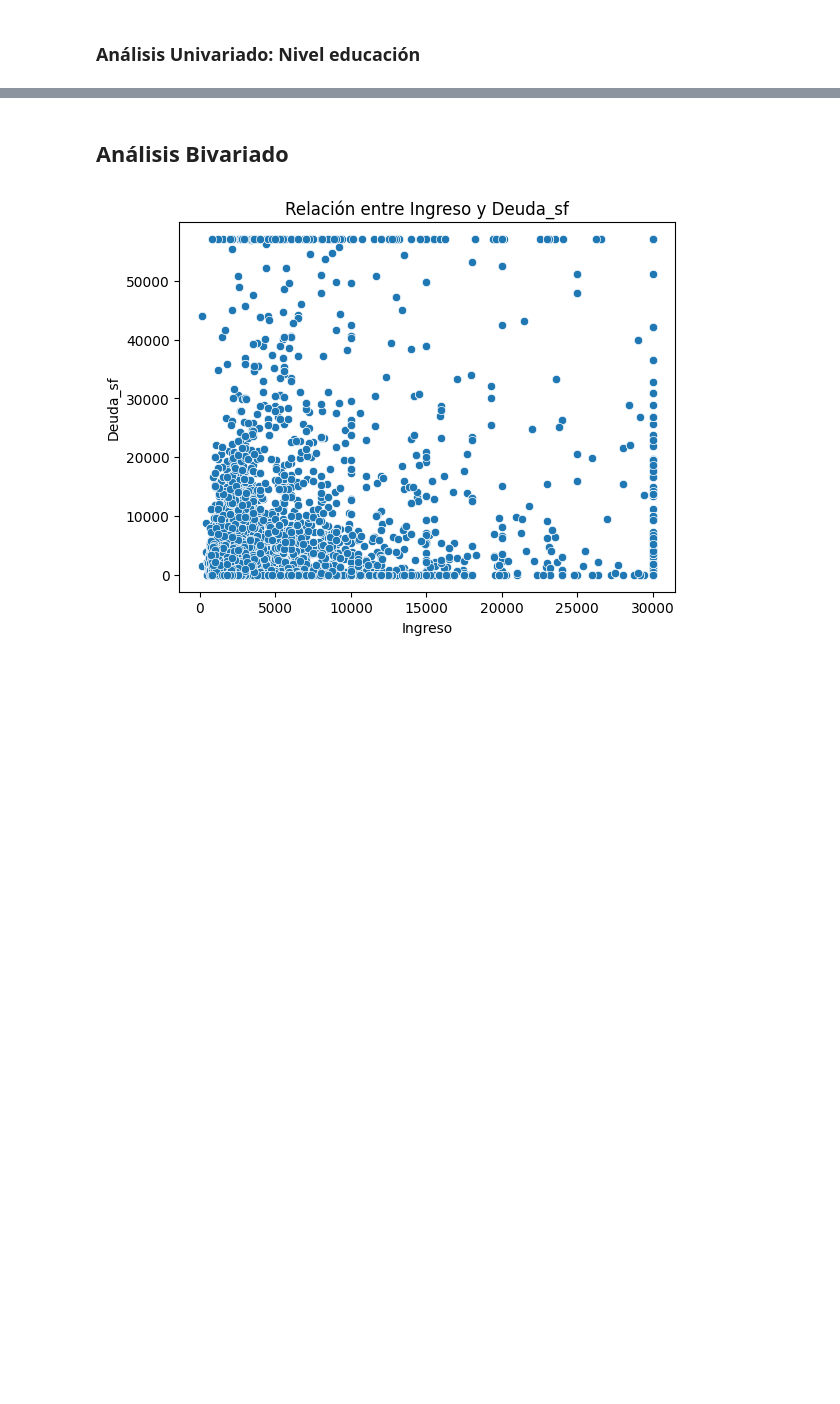
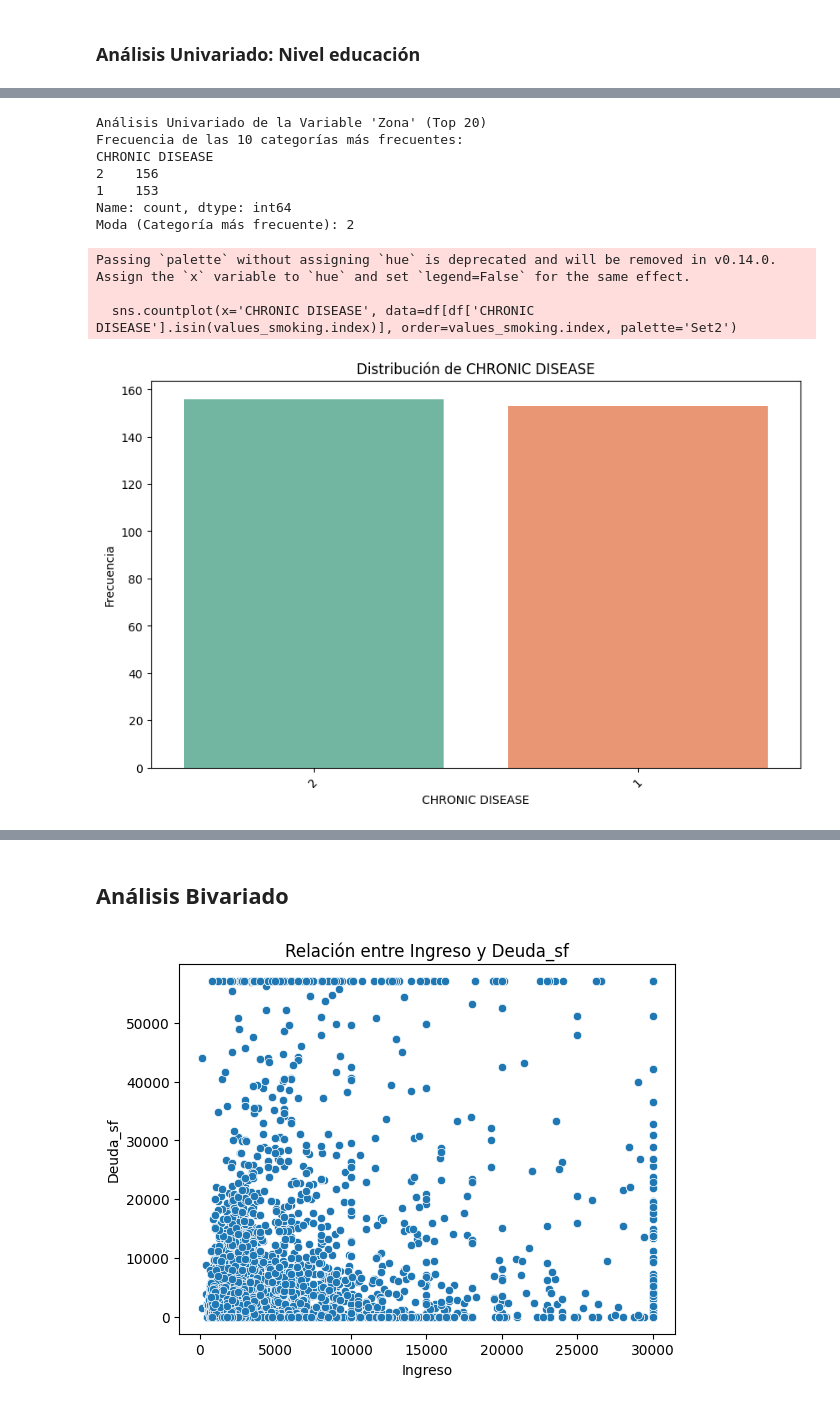
Before and after one commit to leandruko/lung-cancer, a Jupyter notebook: lung_cancer.ipynb, the cells around one changed output, grey strips where cells are left out. Drawn from its saved outputs; the diff is of its cells as text; code cells hidden in the pictures; blank space fills up the shorter version.

```diff
--- a/lung_cancer.ipynb
+++ b/lung_cancer.ipynb
@@ -307,0 +295,28 @@ Passing `palette` without assigning `hue` is deprecated and will be removed in v
+# %%
+
+values_smoking = df['CHRONIC DISEASE'].value_counts()
+moda_smoking = values_smoking.idxmax()
+
+print("Análisis Univariado de la Variable 'Zona' (Top 20)")
+print(f"Frecuencia de las 10 categorías más frecuentes:\n{values_smoking}")
+print(f"Moda (Categoría más frecuente): {moda_smoking}")
+
+plt.figure(figsize=(10, 6))
+sns.countplot(x='CHRONIC DISEASE', data=df[df['CHRONIC DISEASE'].isin(values_smoking.index)], order=values_smoking.index, palette='Set2')
+plt.title('Distribución de CHRONIC DISEASE')
+plt.xlabel('CHRONIC DISEASE')
+plt.ylabel('Frecuencia')
+plt.xticks(rotation=45)
+plt.show()
+# %% [output]
+Análisis Univariado de la Variable 'Zona' (Top 20)
+Frecuencia de las 10 categorías más frecuentes:
+CHRONIC DISEASE
+2    156
+1    153
+Name: count, dtype: int64
+Moda (Categoría más frecuente): 2
+Passing `palette` without assigning `hue` is deprecated and will be removed in v0.14.0. Assign the `x` variable to `hue` and set `legend=False` for the same effect.
+
+  sns.countplot(x='CHRONIC DISEASE', data=df[df['CHRONIC DISEASE'].isin(values_smoking.index)], order=values_smoking.index, palette='Set2')
+[figure, added]
```
Also changed, not shown: parts of 15 cells of this notebook.
